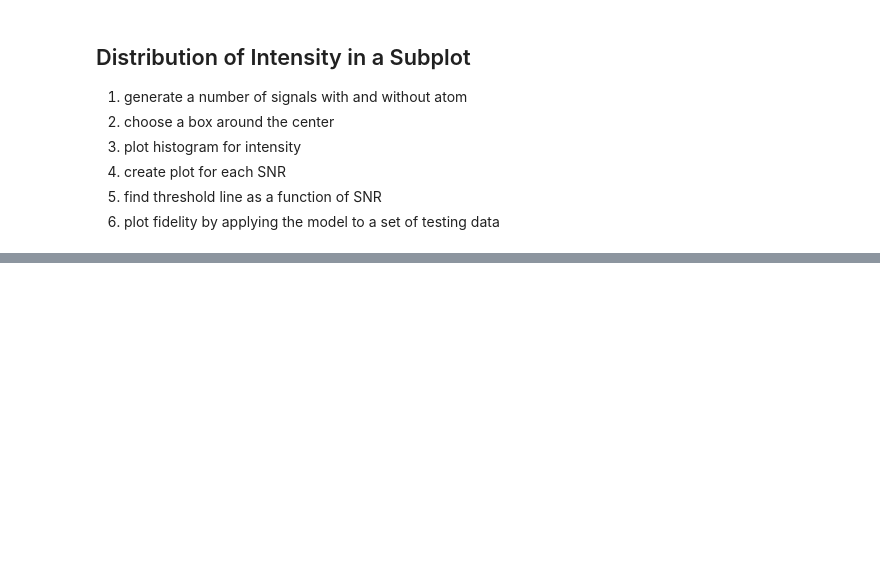
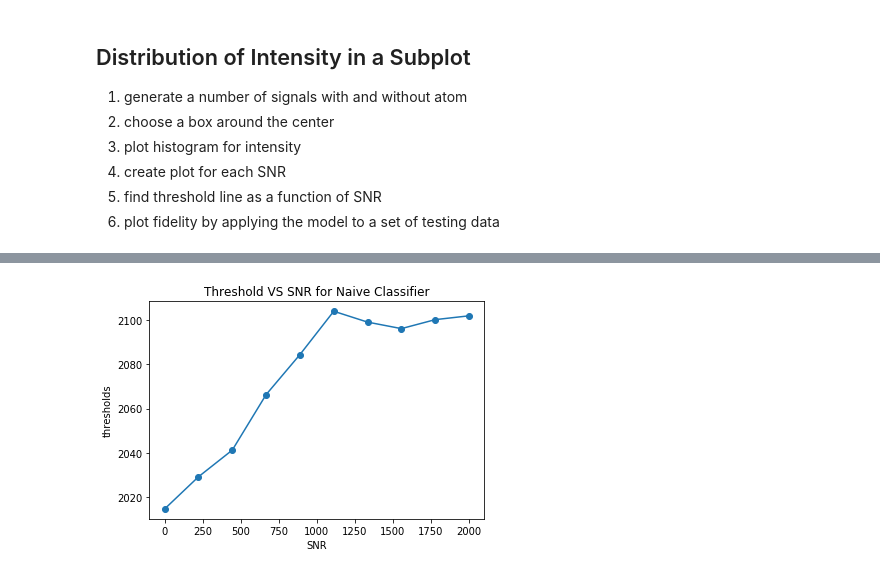
Before and after one commit to cliulinnaeus/AtomDetection, a Jupyter notebook: main.ipynb, the cells around one changed output, grey strips where cells are left out. Saved outputs shown, nothing was run; the diff lists cells and outputs as text; code cells hidden in the pictures; blank space fills up the shorter version.

```diff
--- a/main.ipynb
+++ b/main.ipynb
@@ -160,0 +118,8 @@ IndentationError: expected an indented block (<ipython-input-15-e6639e0728a8>, l
+# %%
+plt.plot(SNR, thresholds, marker='o')
+plt.xlabel("SNR")
+plt.ylabel("thresholds")
+plt.title("Threshold VS SNR for Naive Classifier")
+plt.show()
+# %% [output]
+[figure, added]
```
Also changed, not shown: parts of 21 cells of this notebook, 5 other files.
